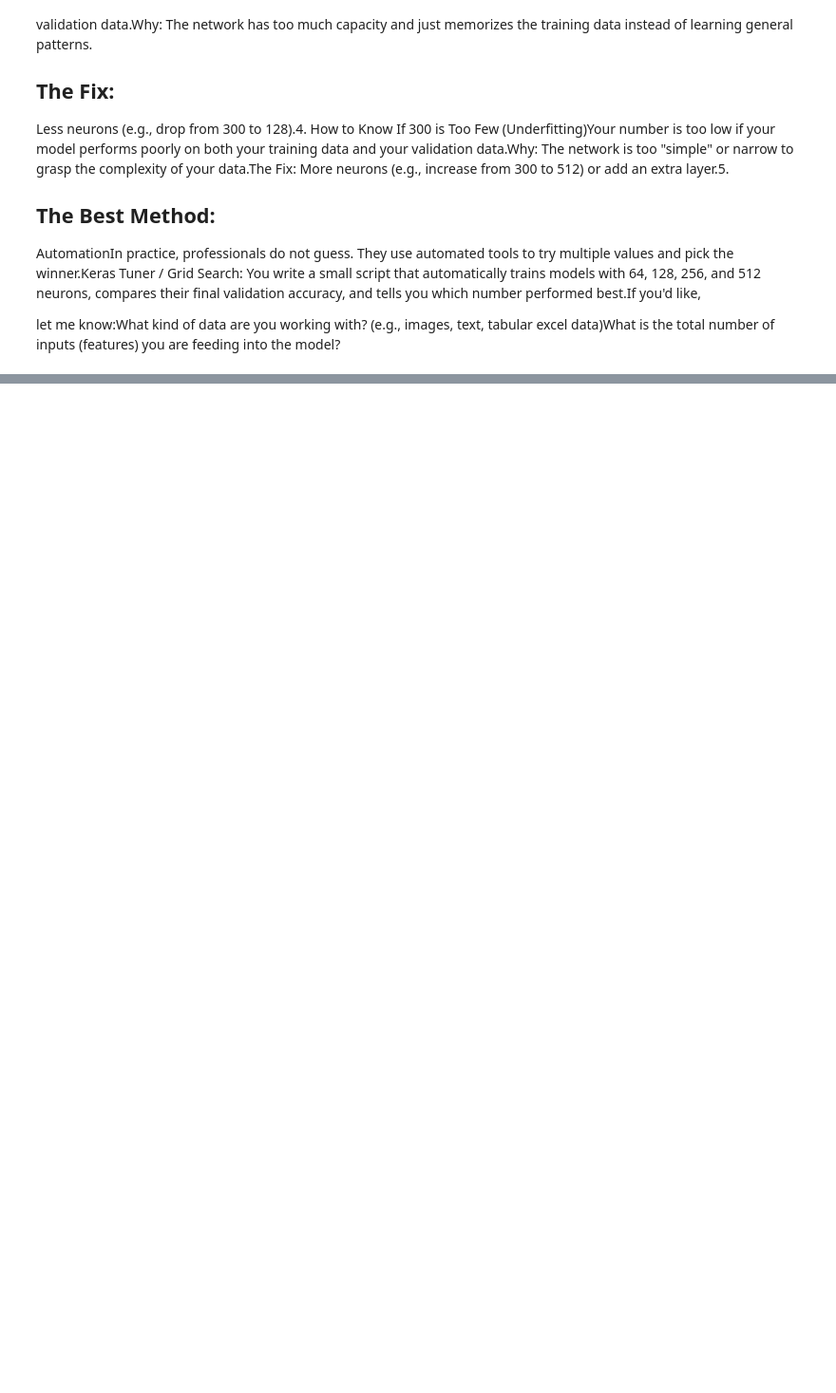
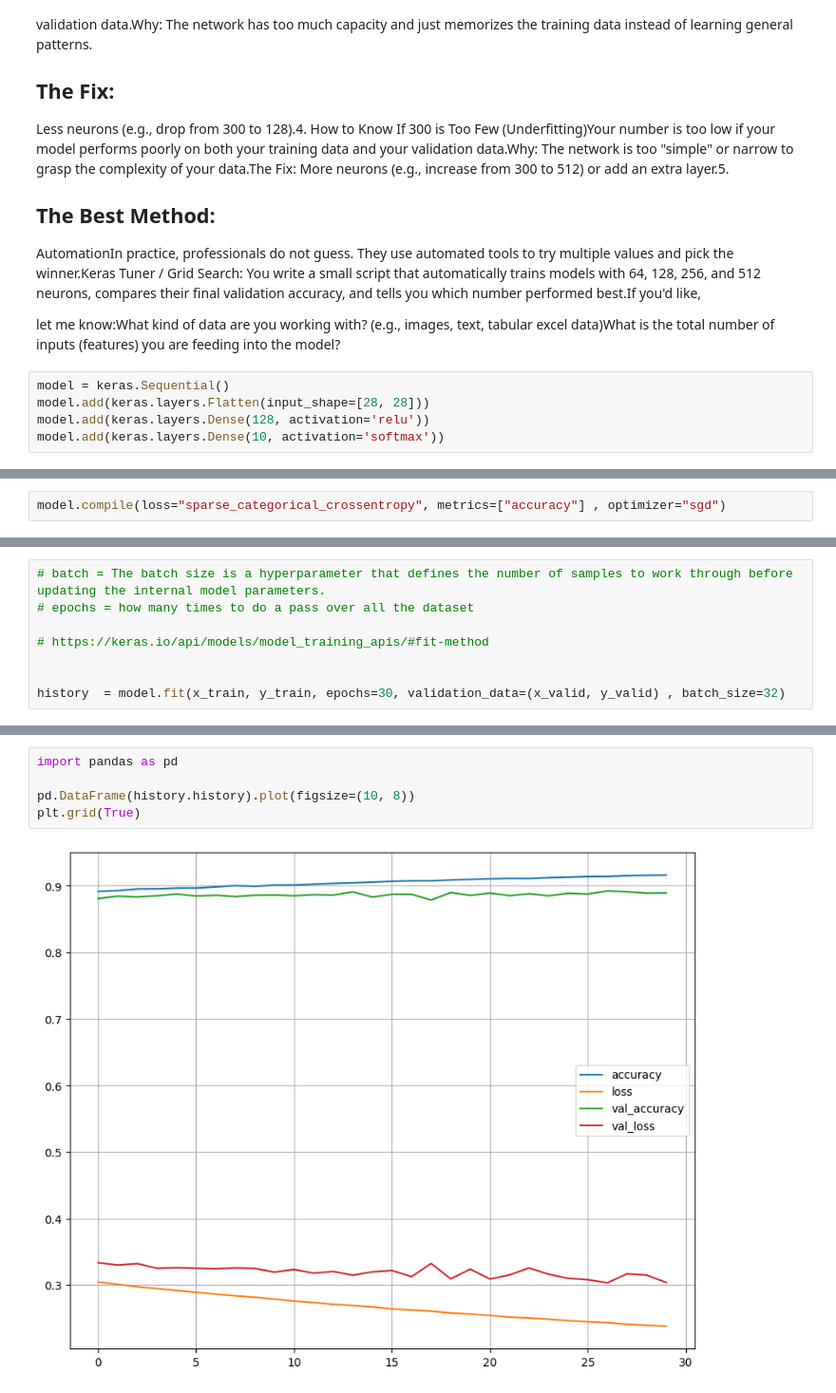
Before and after one commit to hashirahmad806/Machine_Deep_Learning_Tasks, a Jupyter notebook: Fisrt_neural_networks/Second_neural_network.ipynb, the cells around one changed output, grey strips where cells are left out. Shown at 95% size. Cells and saved outputs as stored; diff of their text form; blank space fills up the shorter version.

```diff
--- a/Fisrt_neural_networks/Second_neural_network.ipynb
+++ b/Fisrt_neural_networks/Second_neural_network.ipynb
@@ -268,3 +268,8 @@ Less neurons (e.g., drop from 300 to 128).4.
 
   let me know:What kind of data are you working with?
   (e.g., images, text, tabular excel data)What is the total number of inputs (features) you are feeding into the model?
+# %%
+model = keras.Sequential()
+model.add(keras.layers.Flatten(input_shape=[28, 28]))
+model.add(keras.layers.Dense(128, activation='relu'))
+model.add(keras.layers.Dense(10, activation='softmax'))
@@ -270,0 +298,2 @@ Less neurons (e.g., drop from 300 to 128).4.
+# %%
+model.compile(loss="sparse_categorical_crossentropy", metrics=["accuracy"] , optimizer="sgd")
@@ -270,0 +302,8 @@ Less neurons (e.g., drop from 300 to 128).4.
+# %%
+# batch = The batch size is a hyperparameter that defines the number of samples to work through before updating the internal model parameters.
+# epochs = how many times to do a pass over all the dataset
+
+# https://keras.io/api/models/model_training_apis/#fit-method
+
+
+history  = model.fit(x_train, y_train, epochs=30, validation_data=(x_valid, y_valid) , batch_size=32)
@@ -270,0 +328,7 @@ Less neurons (e.g., drop from 300 to 128).4.
+# %%
+import pandas as pd
+
+pd.DataFrame(history.history).plot(figsize=(10, 8))
+plt.grid(True)
+# %% [output]
+[figure, added]
```
Also changed, not shown: parts of 14 cells of this notebook, 1 other file.
